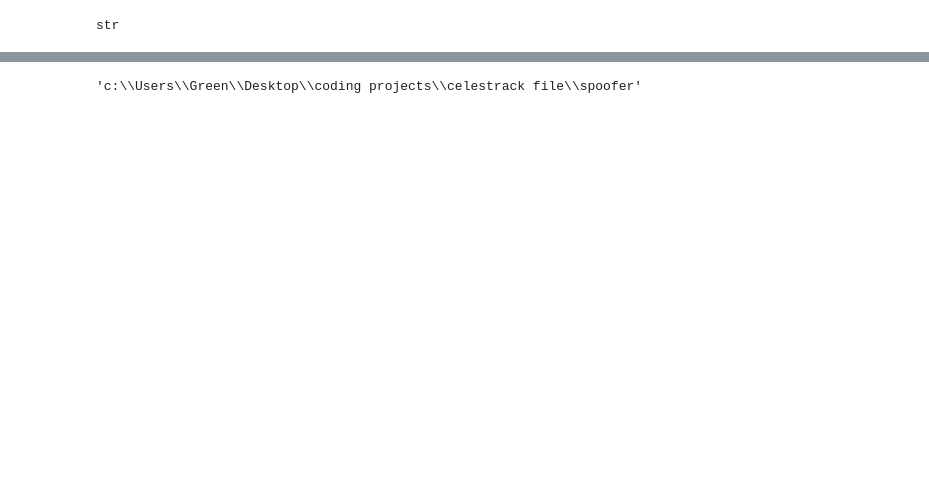
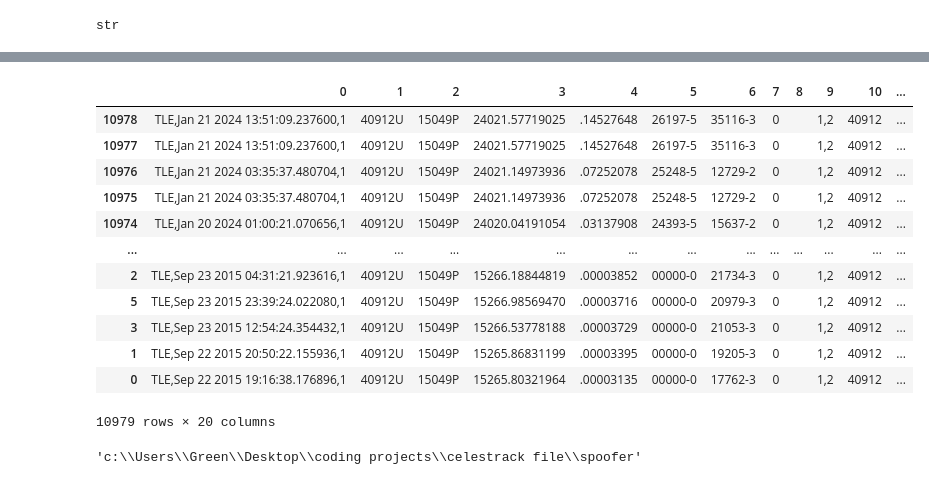
Before and after one commit to GreeneKP/DBbuilder, a Jupyter notebook: spoofer/spoof_jy.ipynb, the cells around one changed output, grey strips where cells are left out. Cells and saved outputs as stored; diff of their text form; code cells hidden in the pictures; blank space fills up the shorter version.

```diff
--- a/spoofer/spoof_jy.ipynb
+++ b/spoofer/spoof_jy.ipynb
@@ -287,3 +294,20 @@ tle_df
+# %%
+tle_df = tle_df.sort_values('JDATE',ascending=False)
+tle_df
+# %% [output]
+|  | 0 | 1 | 2 | 3 | 4 | 5 | 6 | 7 | 8 | 9 | 10 | ... |
+| 10978 | TLE,Jan 21 2024 13:51:09.237600,1 | 40912U | 15049P | 24021.57719025 | .14527648 | 26197-5 | 35116-3 | 0 |  | 1,2 | 40912 | ... |
+| 10977 | TLE,Jan 21 2024 13:51:09.237600,1 | 40912U | 15049P | 24021.57719025 | .14527648 | 26197-5 | 35116-3 | 0 |  | 1,2 | 40912 | ... |
+| 10976 | TLE,Jan 21 2024 03:35:37.480704,1 | 40912U | 15049P | 24021.14973936 | .07252078 | 25248-5 | 12729-2 | 0 |  | 1,2 | 40912 | ... |
+| 10975 | TLE,Jan 21 2024 03:35:37.480704,1 | 40912U | 15049P | 24021.14973936 | .07252078 | 25248-5 | 12729-2 | 0 |  | 1,2 | 40912 | ... |
+| 10974 | TLE,Jan 20 2024 01:00:21.070656,1 | 40912U | 15049P | 24020.04191054 | .03137908 | 24393-5 | 15637-2 | 0 |  | 1,2 | 40912 | ... |
+| ... | ... | ... | ... | ... | ... | ... | ... | ... | ... | ... | ... | ... |
+| 2 | TLE,Sep 23 2015 04:31:21.923616,1 | 40912U | 15049P | 15266.18844819 | .00003852 | 00000-0 | 21734-3 | 0 |  | 1,2 | 40912 | ... |
+| 5 | TLE,Sep 23 2015 23:39:24.022080,1 | 40912U | 15049P | 15266.98569470 | .00003716 | 00000-0 | 20979-3 | 0 |  | 1,2 | 40912 | ... |
+| 3 | TLE,Sep 23 2015 12:54:24.354432,1 | 40912U | 15049P | 15266.53778188 | .00003729 | 00000-0 | 21053-3 | 0 |  | 1,2 | 40912 | ... |
+| 1 | TLE,Sep 22 2015 20:50:22.155936,1 | 40912U | 15049P | 15265.86831199 | .00003395 | 00000-0 | 19205-3 | 0 |  | 1,2 | 40912 | ... |
+| 0 | TLE,Sep 22 2015 19:16:38.176896,1 | 40912U | 15049P | 15265.80321964 | .00003135 | 00000-0 | 17762-3 | 0 |  | 1,2 | 40912 | ... |
+10979 rows × 20 columns
 # %%
 pwd
 # %% [output]
```
Also changed, not shown: parts of 16 cells of this notebook, 2 other files.
